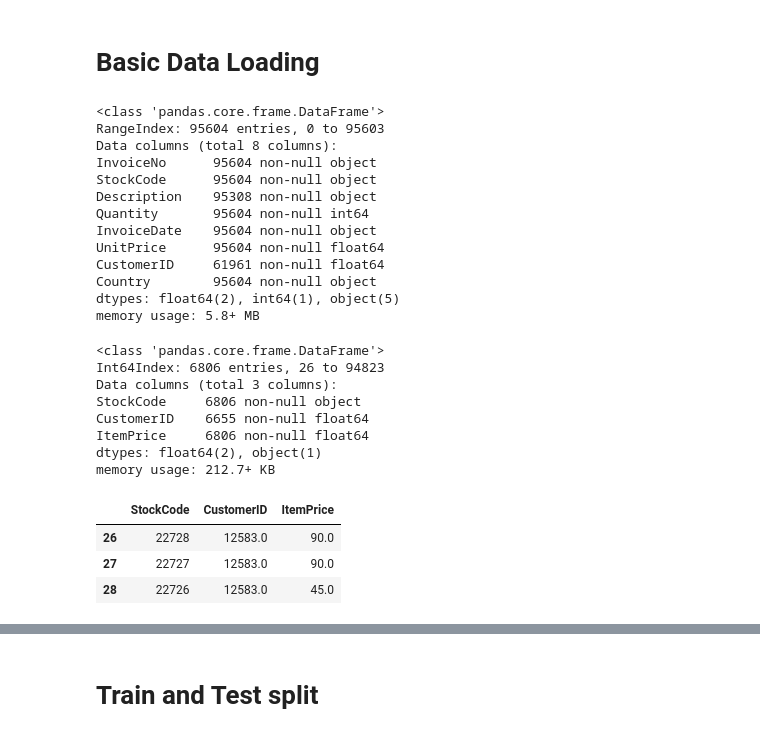
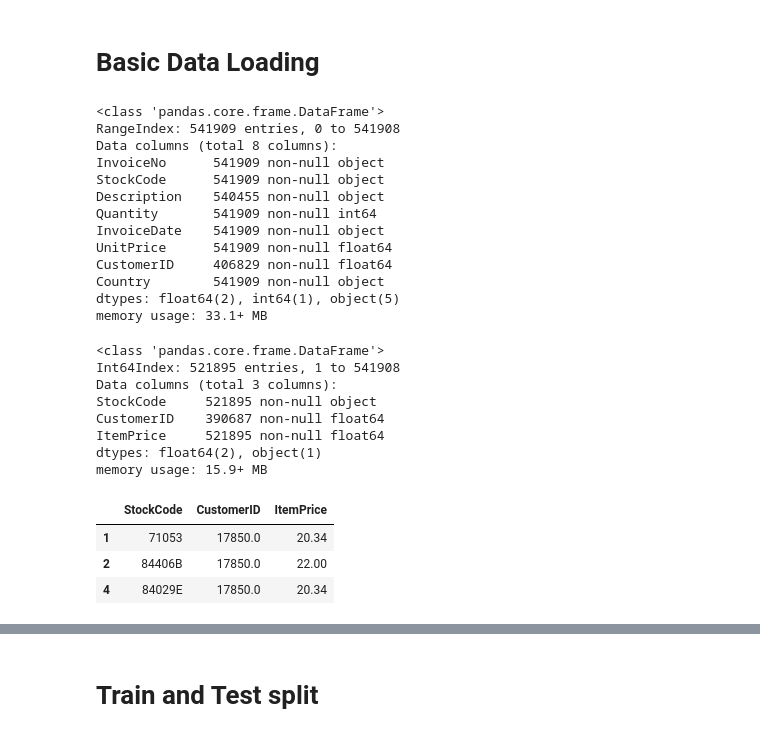
Before and after one commit to rajk11040/OnlineRetailData, a Jupyter notebook: Online Retail Data Project Raj.ipynb, the cells around one changed output, grey strips where cells are left out. Cells and saved outputs as stored; diff of their text form; code cells hidden in the pictures.

```diff
--- a/Online Retail Data Project Raj.ipynb
+++ b/Online Retail Data Project Raj.ipynb
@@ -25,23 +25,23 @@ from sklearn.cluster import KMeans
 # Read the CSV File
 ##
 
-data = pd.read_csv('onlineretaildatasmall.csv')
+data = pd.read_csv('onlineretaildata.csv')
 
 data.info()
 # %% [output]
 <class 'pandas.core.frame.DataFrame'>
-RangeIndex: 95604 entries, 0 to 95603
+RangeIndex: 541909 entries, 0 to 541908
 Data columns (total 8 columns):
-InvoiceNo      95604 non-null object
-StockCode      95604 non-null object
-Description    95308 non-null object
-Quantity       95604 non-null int64
-InvoiceDate    95604 non-null object
-UnitPrice      95604 non-null float64
-CustomerID     61961 non-null float64
-Country        95604 non-null object
+InvoiceNo      541909 non-null object
+StockCode      541909 non-null object
+Description    540455 non-null object
+Quantity       541909 non-null int64
+InvoiceDate    541909 non-null object
+UnitPrice      541909 non-null float64
+CustomerID     406829 non-null float64
+Country        541909 non-null object
 dtypes: float64(2), int64(1), object(5)
-memory usage: 5.8+ MB
+memory usage: 33.1+ MB
 # %%
 ##
 # Data Needs Cleanup
@@ -53,43 +53,52 @@ memory usage: 5.8+ MB
 data1 = data.loc[data['CustomerID'] != np.NaN]
 
 # Cleanup data where country is not UK
-data1 = data1.loc[data1.Country != 'United Kingdom']
+#data1 = data1.loc[data1.Country == 'United Kingdom']
 
 # Cleanup data where quantity is negative for returns
 data1 = data1.loc[data1.Quantity > 0]
 
-# Cleanup data where Item is POST invalid
+# Cleanup data where Item is invalid
 data1 = data1.loc[data1.StockCode != 'POST']
+data1 = data1.loc[data1.StockCode != '85123A']
+data1 = data1.loc[data1.StockCode != '85099B']
+data1 = data1.loc[data1.StockCode != '82494L']
+data1 = data1.loc[data1.StockCode != '85099B']
+data1 = data1.loc[data1.StockCode != '84029G']
+data1 = data1.loc[data1.StockCode != '85099C']
+data1 = data1.loc[data1.StockCode != '85099F']
+data1 = data1.loc[data1.StockCode != 'DOT']
+
 #data1 = data1.loc[data1.CustomerID.dropna()]
 
 # Compute the total value for each item in each transactions
 data1["ItemPrice"] = data1["UnitPrice"] * data1["Quantity"]
 
 # Drop unneccessary columns from the data
 data1 = data1.drop(columns=["Description", "Country", "InvoiceDate", "InvoiceNo", "UnitPrice", "Quantity"])
 
 
 
 #data1 = data1.loc(data1.StockCode.str.isdigit())
 data1.info()
 
 
 # Dump clean data to excel for a quick checkup
 data1.to_csv("onlinedatatestdump.csv")
 data1.head(3)
 # %% [output]
 <class 'pandas.core.frame.DataFrame'>
-Int64Index: 6806 entries, 26 to 94823
+Int64Index: 521895 entries, 1 to 541908
 Data columns (total 3 columns):
-StockCode     6806 non-null object
-CustomerID    6655 non-null float64
-ItemPrice     6806 non-null float64
+StockCode     521895 non-null object
+CustomerID    390687 non-null float64
+ItemPrice     521895 non-null float64
 dtypes: float64(2), object(1)
-memory usage: 212.7+ KB
+memory usage: 15.9+ MB
 |  | StockCode | CustomerID | ItemPrice |
-| 26 | 22728 | 12583.0 | 90.0 |
-| 27 | 22727 | 12583.0 | 90.0 |
-| 28 | 22726 | 12583.0 | 45.0 |
+| 1 | 71053 | 17850.0 | 20.34 |
+| 2 | 84406B | 17850.0 | 22.00 |
+| 4 | 84029E | 17850.0 | 20.34 |
 # %%
 ##
 # Find top n items as our analysis needs to focus only on these
```
Also changed, not shown: parts of 24 cells of this notebook.
